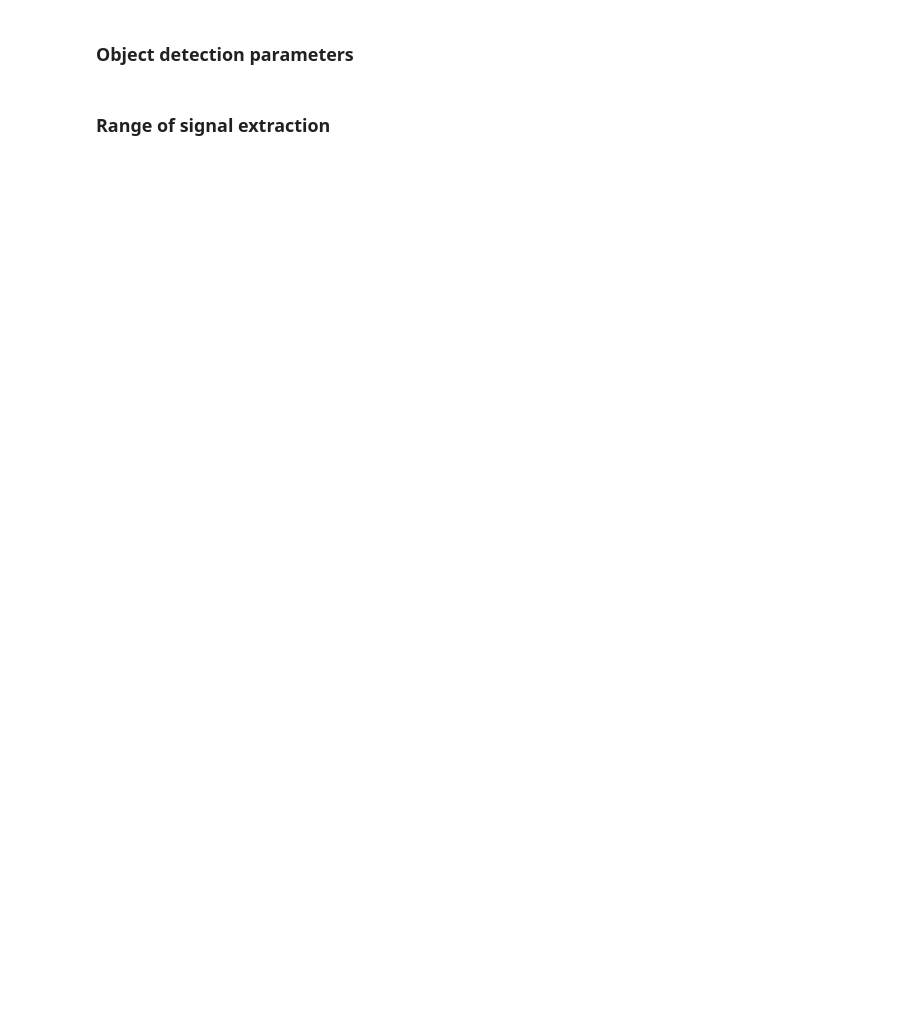
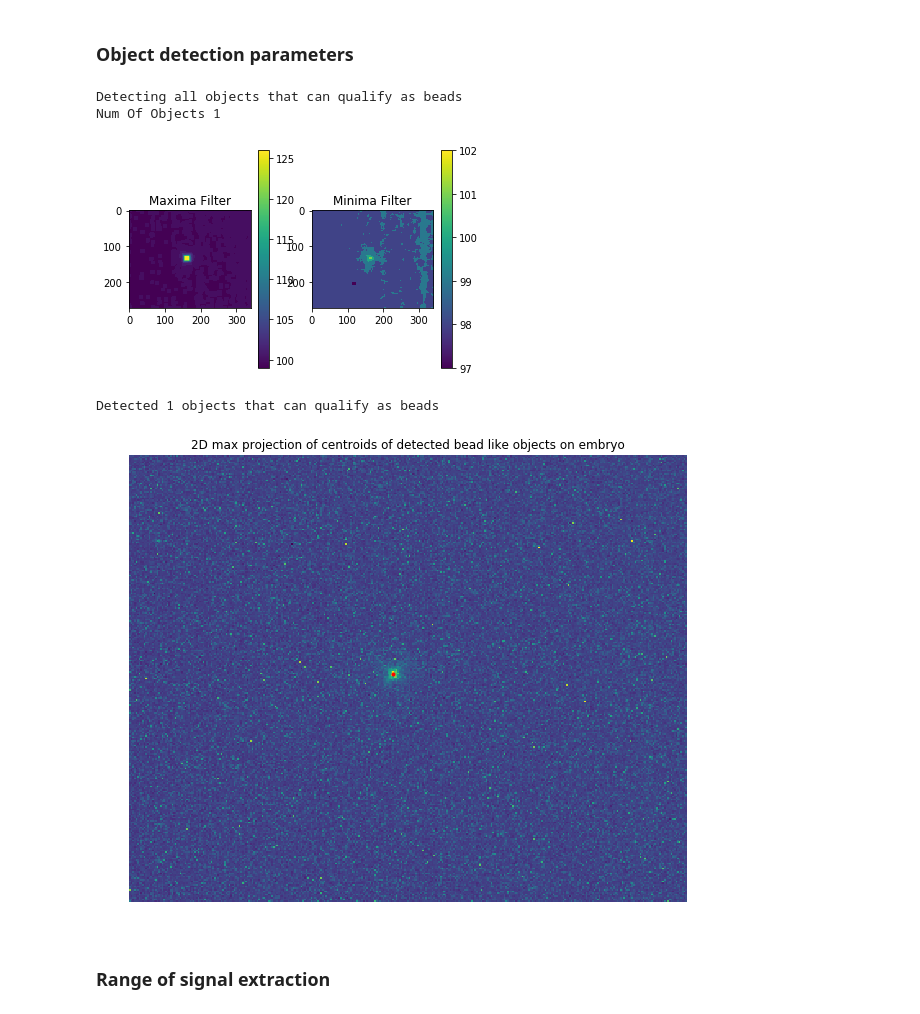
Before and after one commit to debayansaha102/DeepLearning, a Jupyter notebook: BeadDetectionAndAnalysis.ipynb, the cells around one changed output. Saved outputs shown, nothing was run; the diff lists cells and outputs as text; code cells hidden in the pictures; blank space fills up the shorter version.

```diff
--- a/BeadDetectionAndAnalysis.ipynb
+++ b/BeadDetectionAndAnalysis.ipynb
@@ -19,21 +23,25 @@ import os
 #         neighborhood_size : tuple of ints, kernel size for maxima and minma filter (z,y,x)
 #         threshold : int, determines the threshold differnece between maximum peak intensity and background to count as a bead
 
-def detectBeads(img,neighborhood_size = (50,15,15),threshold = 1500):
-
-    data = img
+def detectBeads(img,neighborhood_size = (5,5,5),threshold = 1500,parameterSettingMode = False):
 
     # Bead segmentation, the mask of the bead is in maxima
-    print("Bead Mask formation")
+    #print("Bead Mask formation")
+    data = img
     data_max = filters.maximum_filter(data, neighborhood_size)
     maxima = (data == data_max)
     data_min = filters.minimum_filter(data, neighborhood_size)
     diff = ((data_max - data_min) > threshold)
     maxima[diff == 0] = 0
+    struct = generate_binary_structure(3, 12)
+    maxima = binary_dilation(maxima,struct)
+    maxima = binary_dilation(maxima)
+    #maxima = binary_dilation(maxima)
 
     # Isolating beads from the mask
-    print("Bead Mask labeling")
+    #print("Bead Mask labeling")
     labeled, num_objects = ndimage.label(maxima)
+    print("Num Of Objects %d"%num_objects)
     slices = ndimage.find_objects(labeled)
     x, y, z = [], [], []
     for dz,dy,dx in slices:
@@ -44,6 +52,17 @@ def detectBeads(img,neighborhood_size = (50,15,15),threshold = 1500):
         y_center = (dy.start + dy.stop - 1)/2
         y.append(y_center)
 
+    if parameterSettingMode:
+        plt.subplot(1,2,1)
+        plt.imshow(np.max(data_max,axis = 0))
+        plt.colorbar()
+        plt.title("Maxima Filter")
+        plt.subplot(1,2,2)
+        plt.imshow(np.max(data_min,axis = 0))
+        plt.colorbar()
+        plt.title("Minima Filter")
+        plt.show()
+        #spimagine.volshow(maxima)
     return (z,y,x,num_objects)
 # %%
 # param : img:   3D numpy array, image
@@ -398,8 +427,8 @@ if(parameterSettingmode):
 # Input Cell
 
 #For beads in agarose
-threshold=20 # Thresholding difference between background and foreground that determines to be a bead
-neighborhood_size=(10,10,10) # Kernel size for maxima and minima filter
+threshold=10 # Thresholding difference between background and foreground that determines to be a bead
+neighborhood_size=(5,10,10) # Kernel size for maxima and minima filter
 
 # For Droso uNS image
 #threshold=2000
@@ -407,19 +436,26 @@ neighborhood_size=(10,10,10) # Kernel size for maxima and minima filter
 # %%
 # Output Cell
 
+#gImg =img
 isBead = [[]]*numberOfImages;
 detectedBeadPos = [[]]*numberOfImages;
 z,y,x,n = [[]]*numberOfImages,[[]]*numberOfImages,[[]]*numberOfImages,[[]]*numberOfImages
 print("Detecting all objects that can qualify as beads")
 for imageNumber in range(numberOfImages):
-    (z[imageNumber],y[imageNumber],x[imageNumber],n[imageNumber]) = detectBeads(gImg[imageNumber],threshold=20,neighborhood_size=(10,10,10))
+    (z[imageNumber],y[imageNumber],x[imageNumber],n[imageNumber]) = detectBeads(gImg[imageNumber],neighborhood_size=neighborhood_size,threshold=threshold,parameterSettingMode=parameterSettingmode)
     isBead[imageNumber] = np.ones((n[imageNumber])) # will contain information about the detected beads that actually qualify as beads
     detectedBeadPos[imageNumber] = np.array([(z[imageNumber][i],y[imageNumber][i],x[imageNumber][i])
                                              for i in range(n[imageNumber]) if isBead[imageNumber][i]])
 
 if parameterSettingmode:
     print("Detected %d objects that can qualify as beads"%n[imageNumber])
     visualizeBeadDetectionByMaxProjection(img[0],detectedBeadPos[0],"2D max projection of centroids of detected bead like objects on embryo")
+# %% [output]
+Detecting all objects that can qualify as beads
+Num Of Objects 1
+[figure, added]
+Detected 1 objects that can qualify as beads
+[figure, added]
 # %% [markdown]
 ### Range of signal extraction
 # %%
```
Also changed, not shown: parts of 11 cells of this notebook.
